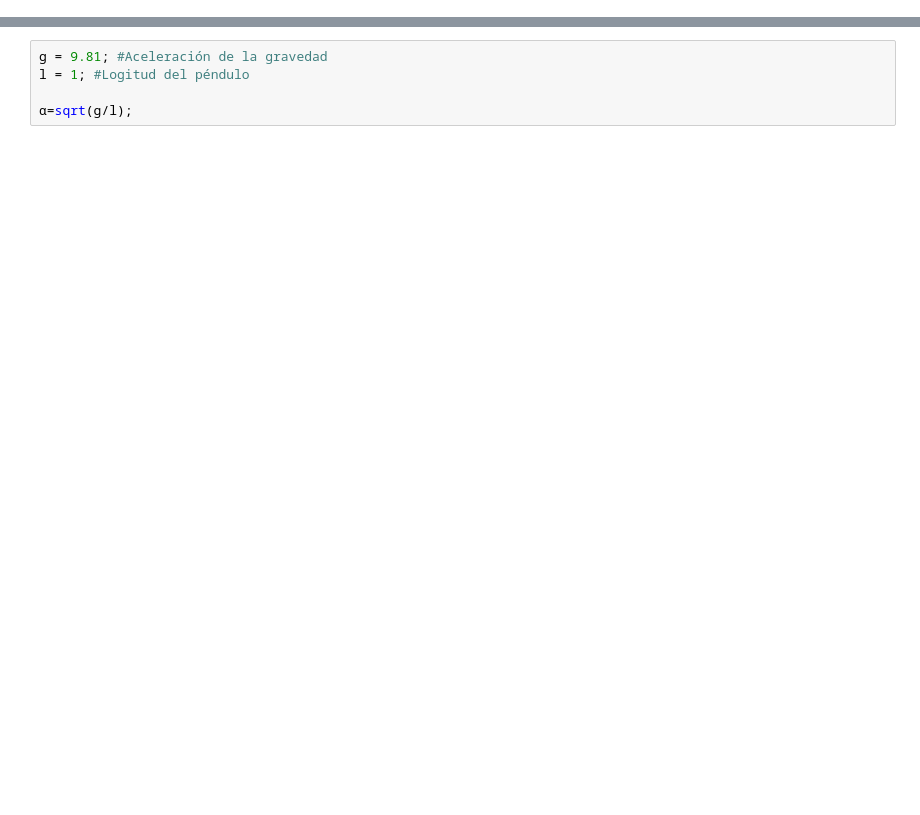
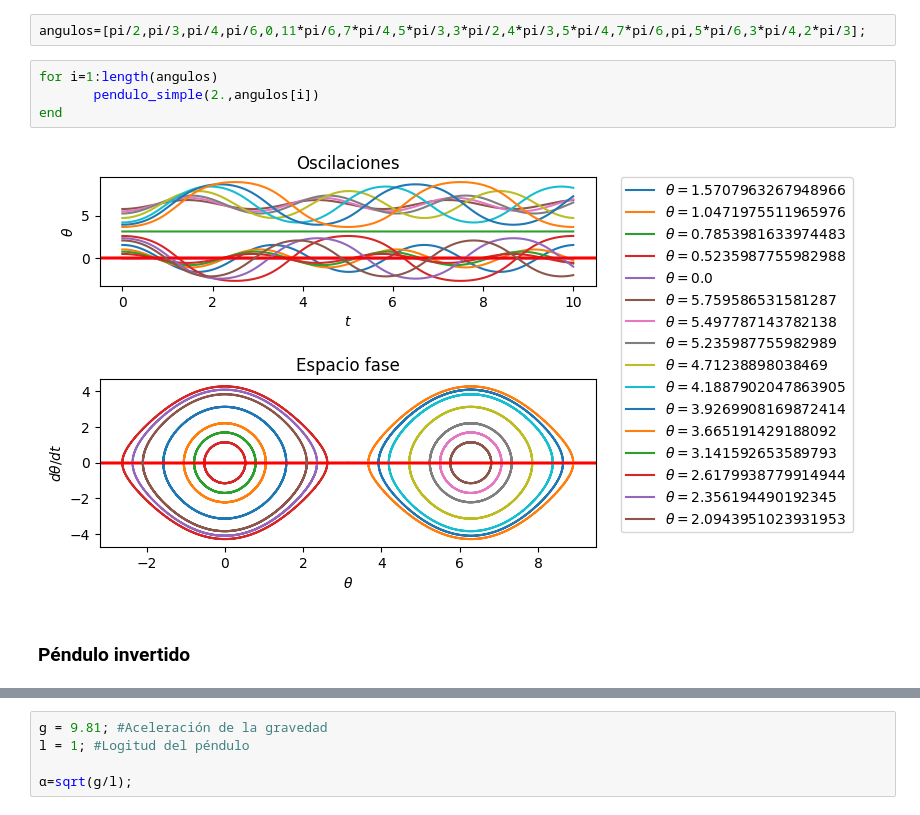
Before and after one commit to H-Cote/Osciladores, a Jupyter notebook: oscilador_1.ipynb, the cells around one changed output, grey strips where cells are left out. Cells and saved outputs as stored; diff of their text form; blank space fills up the shorter version.

```diff
--- a/oscilador_1.ipynb
+++ b/oscilador_1.ipynb
@@ -4,0 +89,10 @@ using PyPlot #Libreria para realizar gráficas
+# %%
+angulos=[pi/2,pi/3,pi/4,pi/6,0,11*pi/6,7*pi/4,5*pi/3,3*pi/2,4*pi/3,5*pi/4,7*pi/6,pi,5*pi/6,3*pi/4,2*pi/3];
+# %%
+for i=1:length(angulos)
+       pendulo_simple(2.,angulos[i])
+end
+# %% [output]
+[figure, added]
+# %% [markdown]
+### Péndulo invertido
```
Also changed, not shown: parts of 52 cells of this notebook.
